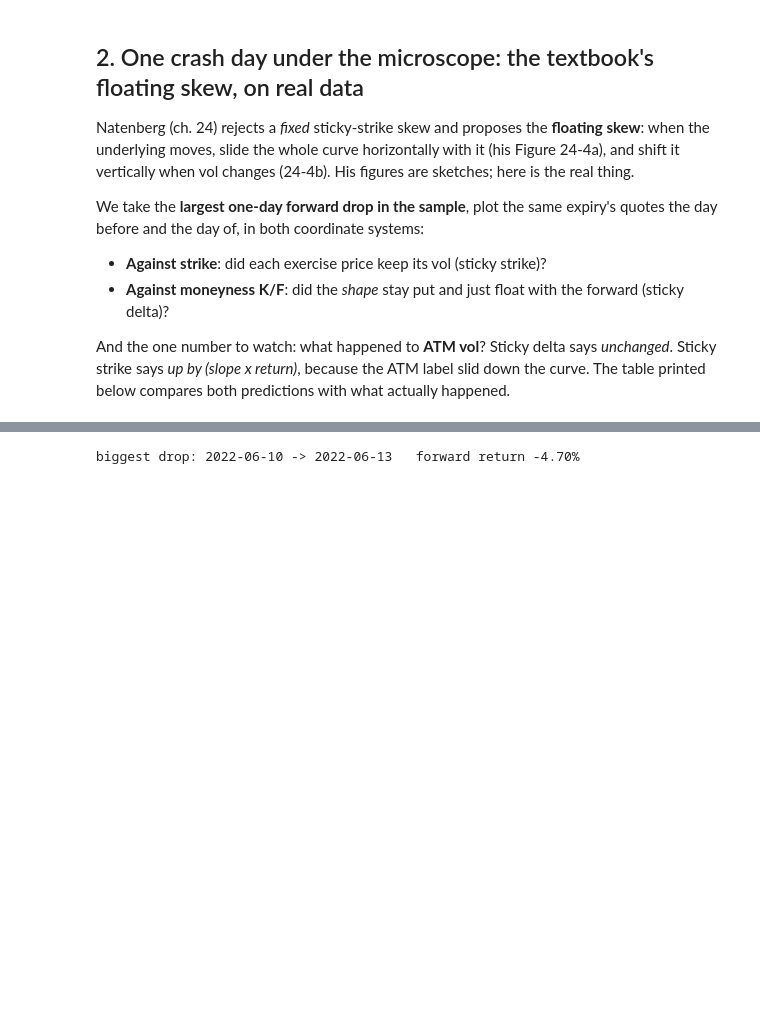
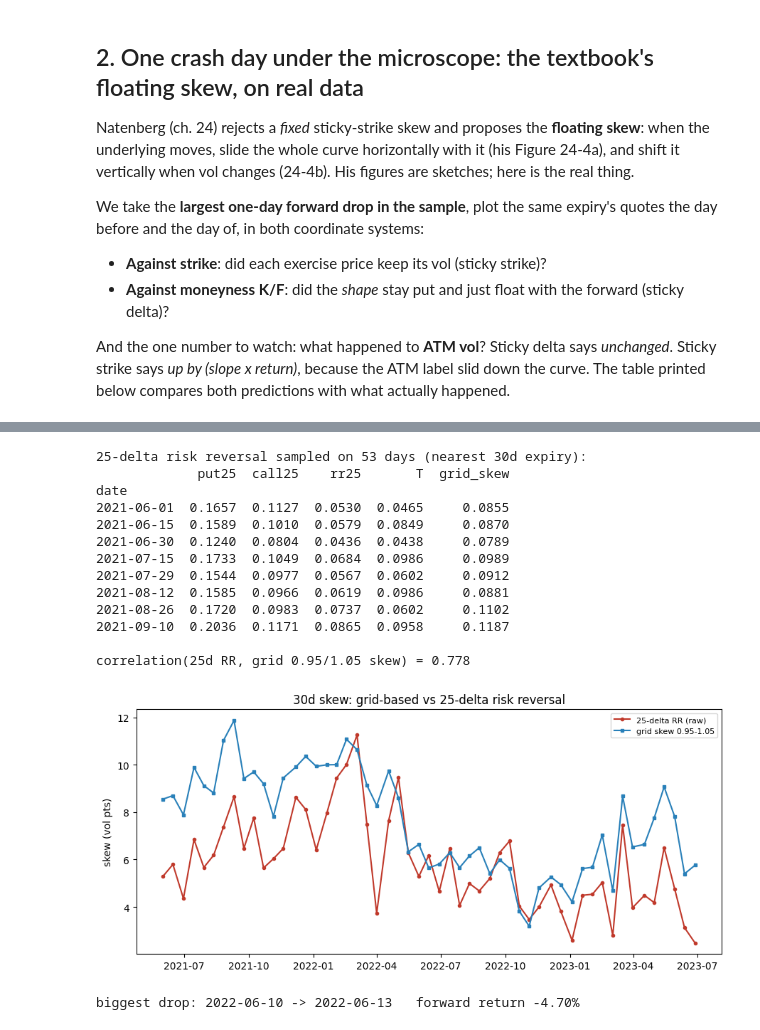
Before and after one commit to harrodyuan/DS4FE, a Jupyter notebook: DS4FE_IV_Surface_Skew_Dynamics.ipynb, the cells around one changed output, grey strips where cells are left out. Drawn from its saved outputs; the diff is of its cells as text; code cells hidden in the pictures; blank space fills up the shorter version.

Commit message:
Add 25-delta risk-reversal time series: validate grid skew against Natenberg's canonical measure

```diff
--- a/DS4FE_IV_Surface_Skew_Dynamics.ipynb
+++ b/DS4FE_IV_Surface_Skew_Dynamics.ipynb
@@ -222,3 +230,63 @@ And the one number to watch: what happened to **ATM vol**? Sticky delta says *un
+# %%
+from scipy.stats import norm
+
+def _black76_delta_vec(F, K, T, sigma, r, is_call):
+    """Vectorized Black-76 delta for a full expiry's options."""
+    sq = sigma * np.sqrt(T)
+    d1 = (np.log(F / K) + 0.5 * sigma**2 * T) / sq
+    disc = np.exp(-r * T)
+    return np.where(is_call, disc * norm.cdf(d1), disc * (norm.cdf(d1) - 1.0))
+
+sample_days = sorted(glob.glob(f'{IV}/iv_*.parquet'))[::10]   # ~52 days
+rr25 = []
+for f in sample_days:
+    dt = pd.Timestamp(os.path.basename(f)[3:13])
+    d = pd.read_parquet(f)
+    # target expiry nearest 30d
+    exp = d.loc[(d['T'] * 365.25 - 30).abs().idxmin(), 'expiry']
+    e = d[d['expiry'] == exp].copy()
+    e['delta'] = _black76_delta_vec(e['F'].values, e['strike'].values,
+                                     e['T'].values, e['iv'].values,
+                                     e['r'].values, e['is_call'].values)
+    puts = e[~e['is_call']].sort_values('delta')
+    calls = e[e['is_call']].sort_values('delta')
+    # interpolate IV at +/-0.25 delta
+    put25 = np.interp(-0.25, puts['delta'].values, puts['iv'].values)
+    call25 = np.interp(+0.25, calls['delta'].values, calls['iv'].values)
+    rr25.append({'date': dt, 'put25': put25, 'call25': call25,
+                 'rr25': put25 - call25, 'T': e['T'].iloc[0]})
+rr = pd.DataFrame(rr25).set_index('date').sort_index()
+
+# align with the grid-based 30d skew on the same sampled dates
+grid_skew = feat[(30, 'skew')].reindex(rr.index)
+rr['grid_skew'] = grid_skew.values
+
+print(f'25-delta risk reversal sampled on {len(rr)} days (nearest 30d expiry):')
+print(rr.head(8).round(4))
+print(f'\ncorrelation(25d RR, grid 0.95/1.05 skew) = {rr["rr25"].corr(rr["grid_skew"]):.3f}')
+
+fig, ax = plt.subplots(figsize=(9, 4.2))
+ax.plot(rr.index, rr['rr25'] * 100, 'o-', ms=3, color='#C0392B', label='25-delta RR (raw)')
+ax.plot(rr.index, rr['grid_skew'] * 100, 's-', ms=3, color='#2980B9', label='grid skew 0.95-1.05')
+ax.set_ylabel('skew (vol pts)')
+ax.set_title('30d skew: grid-based vs 25-delta risk reversal')
+ax.legend(fontsize=8)
+plt.tight_layout(); plt.show()
+# %% [output]
+25-delta risk reversal sampled on 53 days (nearest 30d expiry):
+             put25  call25    rr25       T  grid_skew
+date
+2021-06-01  0.1657  0.1127  0.0530  0.0465     0.0855
+2021-06-15  0.1589  0.1010  0.0579  0.0849     0.0870
+2021-06-30  0.1240  0.0804  0.0436  0.0438     0.0789
+2021-07-15  0.1733  0.1049  0.0684  0.0986     0.0989
+2021-07-29  0.1544  0.0977  0.0567  0.0602     0.0912
+2021-08-12  0.1585  0.0966  0.0619  0.0986     0.0881
+2021-08-26  0.1720  0.0983  0.0737  0.0602     0.1102
+2021-09-10  0.2036  0.1171  0.0865  0.0958     0.1187
+
+correlation(25d RR, grid 0.95/1.05 skew) = 0.778
+[figure, added]
 # %%
 # constant-maturity 30d forward (one scan of the raw files; reused by the SSR section below)
 t30 = 30 / 365.25
```
Also changed, not shown: parts of 4 cells of this notebook.
